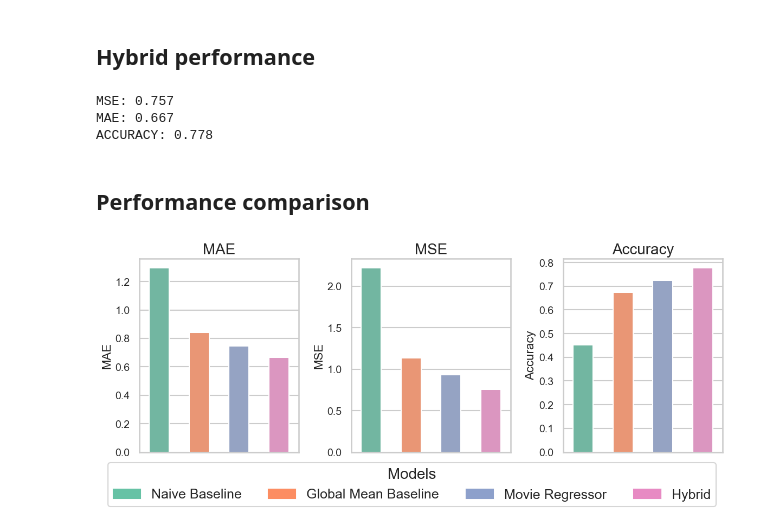
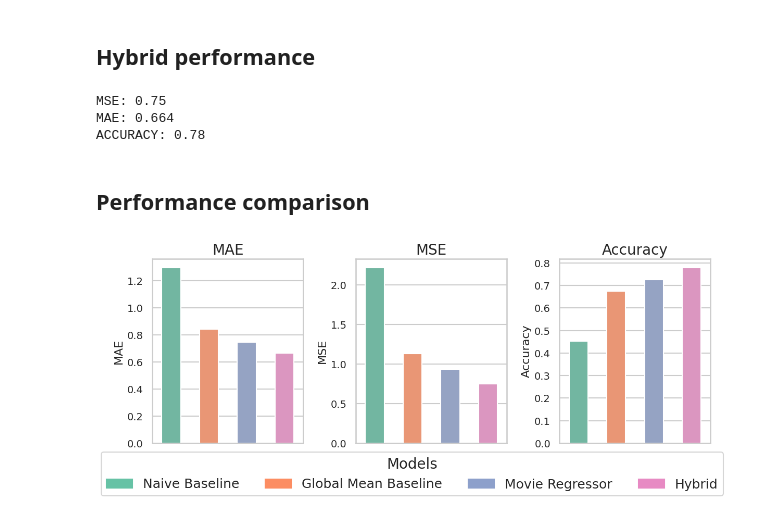
Before and after one commit to vasia-korz/recommendation-system, a Jupyter notebook: test.ipynb, the cells around one changed output. Saved outputs shown, nothing was run; the diff lists cells and outputs as text; code cells hidden in the pictures.

Commit message:
Separate visualization funcs

```diff
--- a/test.ipynb
+++ b/test.ipynb
@@ -74,10 +71,6 @@ ACCURACY: 0.725
 # %% [markdown]
 ## Hybrid performance
 # %%
-x_test_sample = ratings_test_df.sample(frac=1, random_state=42)
-x_test_sample = x_test_sample[:test_sample_size]
-y_true = x_test_sample["rating"].values
-
 hybrid_regressor = HybridRegressor(
     movies_hot_df,
     cluster_based_regressor = ClusterBasedRegressor(
@@ -89,11 +82,11 @@ hybrid_regressor = HybridRegressor(
     )
 ).fit(X_train, y_train)
 
-hybrid_predictions = hybrid_regressor.predict(x_test_sample, False)
-print_stats(hybrid_results := get_performance_stats(y_true, hybrid_predictions))
+hybrid_predictions = hybrid_regressor.predict(X_test, False)
+print_stats(hybrid_results := get_performance_stats(y_test, hybrid_predictions))
 # %% [output]
-MSE: 0.757
-MAE: 0.667
-ACCURACY: 0.778
+MSE: 0.75
+MAE: 0.664
+ACCURACY: 0.78
 # %% [markdown]
 ## Performance comparison
@@ -103,47 +93,10 @@ import seaborn as sns
 # %%
-results = [naive_baseline_results, global_mean_baseline_results, movie_regressor_results, hybrid_results]
-result_names = ["Naive Baseline", "Global Mean Baseline", "Movie Regressor", "Hybrid"]
-
-data = []
-for name, result in zip(result_names, results):
-    for metric, value in result.items():
-        data.append({"Model": name, "Metric": metric, "Value": value})
-
-df = pd.DataFrame(data)
-
-sns.set(style="whitegrid")
-sns.set_context("talk")
-
-colors = sns.color_palette("Set2", len(result_names))
-
-fig, axs = plt.subplots(1, 3, figsize=(12, 5))  # Adjust width for horizontal layout
-
-sns.barplot(x="Model", y="Value", hue="Model", data=df[df["Metric"] == "mae"], palette=colors, width=0.5, ax=axs[0], dodge=False)
-axs[0].set_title("MAE", fontsize=20)
-axs[0].set_ylabel("MAE", fontsize=16)
-axs[0].set_xlabel("")
-axs[0].tick_params(axis='y', labelsize=14)
-axs[0].set_xticks([])
-
-sns.barplot(x="Model", y="Value", hue="Model", data=df[df["Metric"] == "mse"], palette=colors, width=0.5, ax=axs[1], dodge=False)
-axs[1].set_title("MSE", fontsize=20)
-axs[1].set_ylabel("MSE", fontsize=16)
-axs[1].set_xlabel("")
-axs[1].tick_params(axis='y', labelsize=14)
-axs[1].set_xticks([])
-
-sns.barplot(x="Model", y="Value", hue="Model", data=df[df["Metric"] == "accuracy"], palette=colors, width=0.5, ax=axs[2], dodge=False)
-axs[2].set_title("Accuracy", fontsize=20)
-axs[2].set_ylabel("Accuracy", fontsize=16)
-axs[2].set_xlabel("")
-axs[2].tick_params(axis='y', labelsize=14)
-axs[2].set_xticks([])
-
-handles = [plt.Rectangle((0,0),1,1, color=color) for color in colors]
-labels = result_names
-fig.legend(handles, labels, loc='lower center', ncol=4, fontsize=18, title="Models", title_fontsize=20, bbox_to_anchor=(0.5, -0.05))
-
-plt.tight_layout(rect=(0.0, 0.1, 1.0, 1.0))
-plt.show()
+results = {
+    "Naive Baseline": naive_baseline_results,
+    "Global Mean Baseline": global_mean_baseline_results,
+    "Movie Regressor": movie_regressor_results,
+    "Hybrid": hybrid_results
+}
+hybrid_vs_baselines_visualization(results)
 # %% [output]
-[figure, old version]
+[figure, new version]
```
Also changed, not shown: parts of 4 cells of this notebook, 2 other files.
